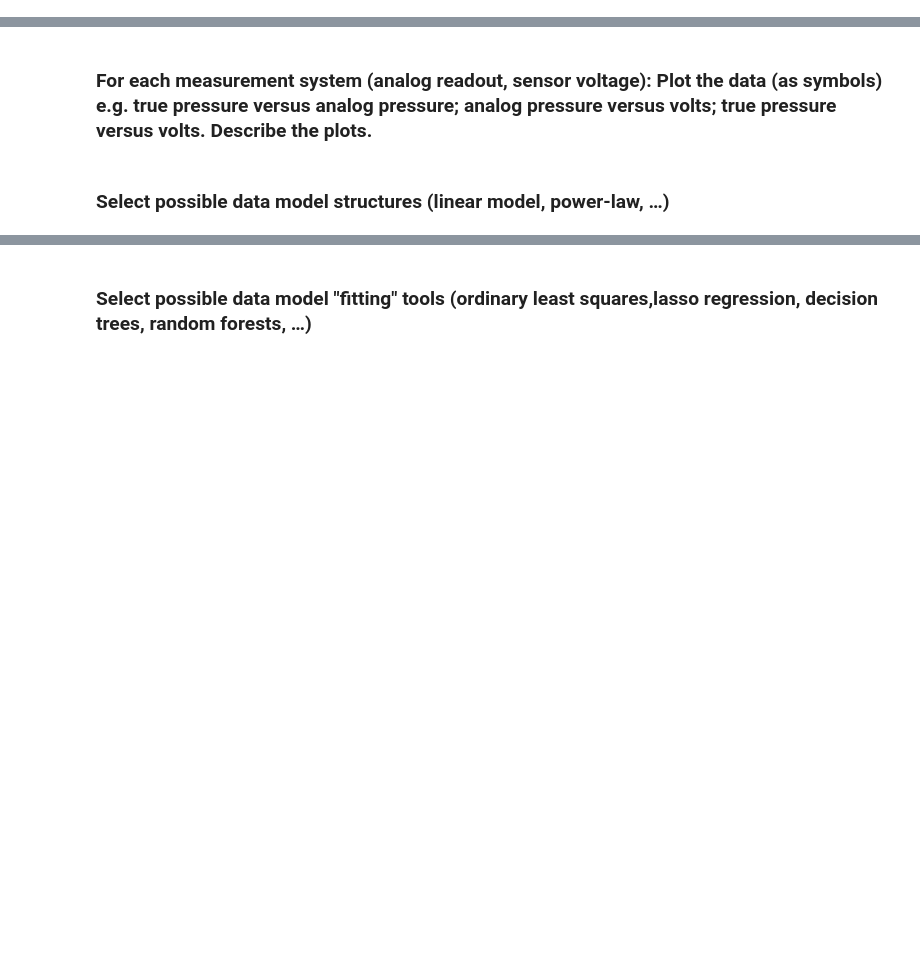
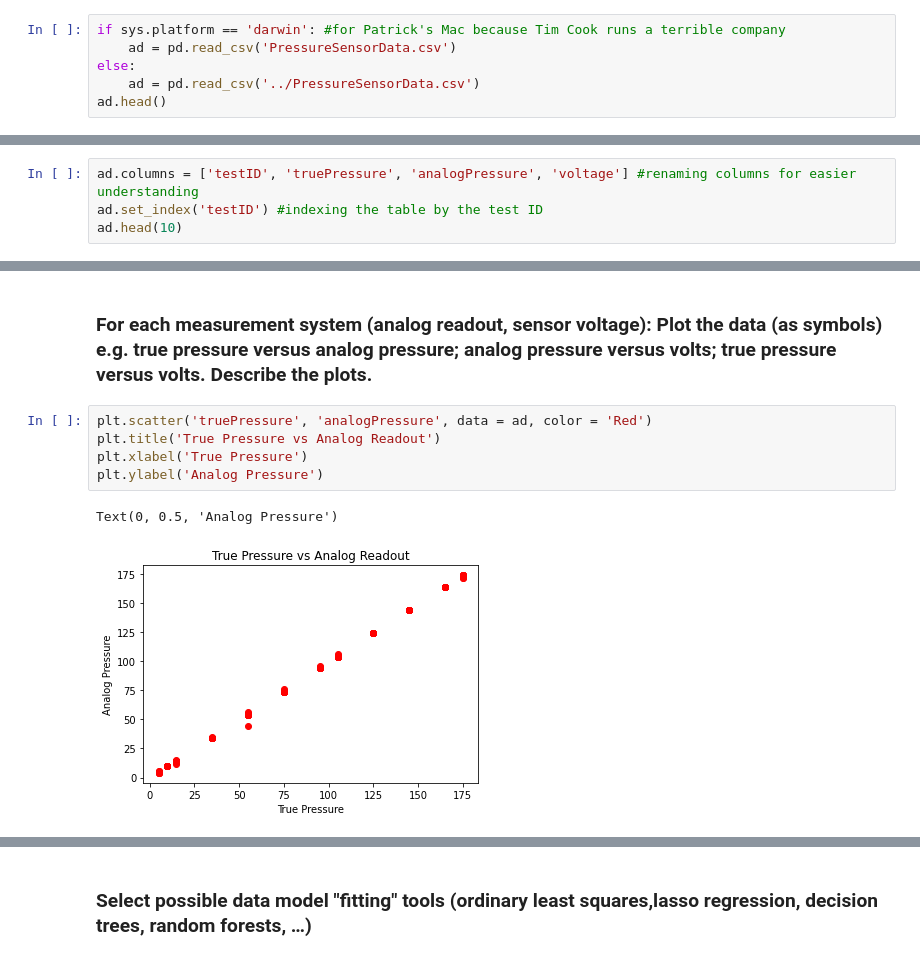
Before and after one commit to TeaOfTheSea/InstrumentCalibrationGit, a Jupyter notebook: InstrumentCalibration-Project.ipynb, the cells around one changed output, grey strips where cells are left out. Cells and saved outputs as stored; diff of their text form; blank space fills up the shorter version.

```diff
--- a/InstrumentCalibration-Project.ipynb
+++ b/InstrumentCalibration-Project.ipynb
@@ -157,0 +150,6 @@ ad.head()
+# %%
+if sys.platform == 'darwin': #for Patrick's Mac because Tim Cook runs a terrible company
+    ad = pd.read_csv('PressureSensorData.csv')
+else:
+    ad = pd.read_csv('../PressureSensorData.csv')
+ad.head()
@@ -163,0 +177,4 @@ ad.head()
+# %%
+ad.columns = ['testID', 'truePressure', 'analogPressure', 'voltage'] #renaming columns for easier understanding
+ad.set_index('testID') #indexing the table by the test ID
+ad.head(10)
@@ -164,4 +193,10 @@ ad.head()
 # %% [markdown]
 ### For each measurement system (analog readout, sensor voltage): Plot the data (as symbols) e.g. true pressure versus analog pressure; analog pressure versus volts; true pressure versus volts. Describe the plots.
-# %% [markdown]
-### Select possible data model structures (linear model, power-law, …)
+# %%
+plt.scatter('truePressure', 'analogPressure', data = ad, color = 'Red')
+plt.title('True Pressure vs Analog Readout')
+plt.xlabel('True Pressure')
+plt.ylabel('Analog Pressure')
+# %% [output]
+Text(0, 0.5, 'Analog Pressure')
+[figure, added]
```
Also changed, not shown: parts of 11 cells of this notebook.
